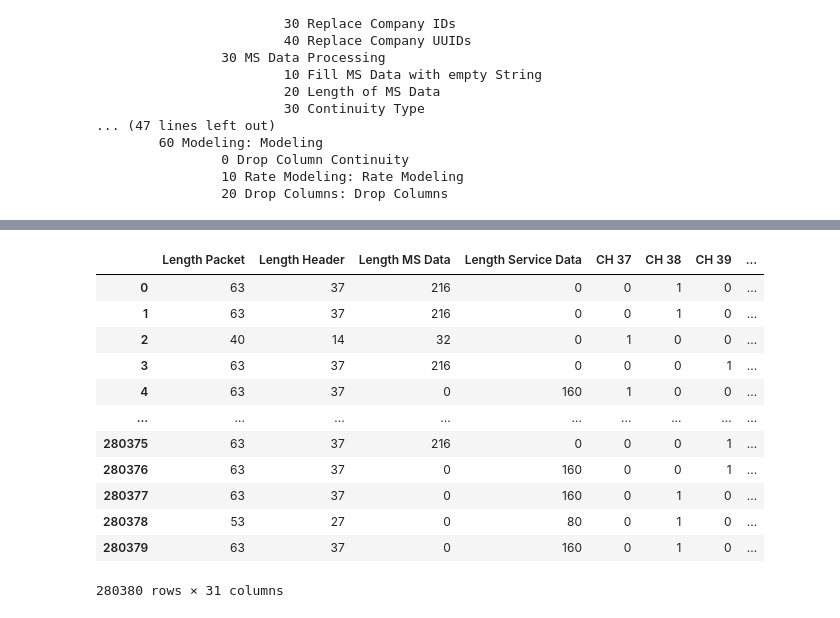
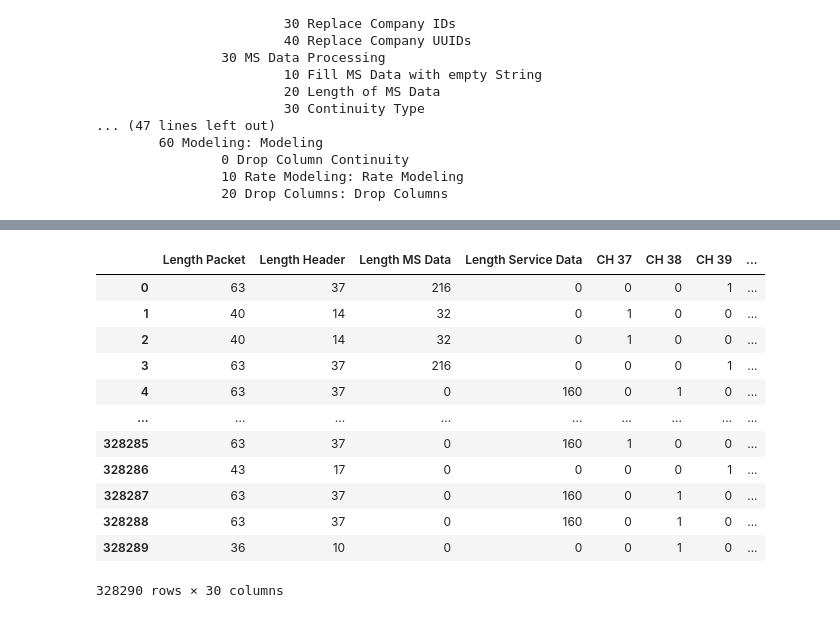
Before and after one commit to keyyke/master_thesis, a Jupyter notebook: markov_model/modeling_with_synthetic_data_markov.ipynb, the cells around one changed output, grey strips where cells are left out. Drawn from its saved outputs; the diff is of its cells as text; code cells hidden in the pictures.

Commit message:
confirm the difference between the data size

```diff
--- a/markov_model/modeling_with_synthetic_data_markov.ipynb
+++ b/markov_model/modeling_with_synthetic_data_markov.ipynb
@@ -271,27 +288,29 @@ data_with_synthetic_data = pd.concat([data, synthetic_data])
 # %%
 ## balance and shuffle the data set
 
 # balnce
 min_count = data_with_synthetic_data.groupby('Label').size().min()
 data_with_synthetic_data = data_with_synthetic_data.groupby('Label').sample(n = min_count*1, random_state=0).reset_index(drop = True)
 
 # shuffle
 data_with_synthetic_data = data_with_synthetic_data.sample(frac = 1, random_state=0)
 
 data_with_synthetic_data.reset_index(drop = True, inplace = True)
+data_with_synthetic_data.drop(columns=['Unnamed: 0'], inplace=True)
+data_with_synthetic_data
 
-data_with_synthetic_data
+# drop Unnamed:0 from data_with_synthetic_data
 # %% [output]
 |  | Length Packet | Length Header | Length MS Data | Length Service Data | CH 37 | CH 38 | CH 39 | ... |
-| 0 | 63 | 37 | 216 | 0 | 0 | 1 | 0 | ... |
-| 1 | 63 | 37 | 216 | 0 | 0 | 1 | 0 | ... |
+| 0 | 63 | 37 | 216 | 0 | 0 | 0 | 1 | ... |
+| 1 | 40 | 14 | 32 | 0 | 1 | 0 | 0 | ... |
 | 2 | 40 | 14 | 32 | 0 | 1 | 0 | 0 | ... |
 | 3 | 63 | 37 | 216 | 0 | 0 | 0 | 1 | ... |
-| 4 | 63 | 37 | 0 | 160 | 1 | 0 | 0 | ... |
+| 4 | 63 | 37 | 0 | 160 | 0 | 1 | 0 | ... |
 | ... | ... | ... | ... | ... | ... | ... | ... | ... |
-| 280375 | 63 | 37 | 216 | 0 | 0 | 0 | 1 | ... |
-| 280376 | 63 | 37 | 0 | 160 | 0 | 0 | 1 | ... |
-| 280377 | 63 | 37 | 0 | 160 | 0 | 1 | 0 | ... |
-| 280378 | 53 | 27 | 0 | 80 | 0 | 1 | 0 | ... |
-| 280379 | 63 | 37 | 0 | 160 | 0 | 1 | 0 | ... |
+| 328285 | 63 | 37 | 0 | 160 | 1 | 0 | 0 | ... |
+| 328286 | 43 | 17 | 0 | 0 | 0 | 0 | 1 | ... |
+| 328287 | 63 | 37 | 0 | 160 | 0 | 1 | 0 | ... |
+| 328288 | 63 | 37 | 0 | 160 | 0 | 1 | 0 | ... |
+| 328289 | 36 | 10 | 0 | 0 | 0 | 1 | 0 | ... |
-280380 rows × 31 columns
+328290 rows × 30 columns
```
Also changed, not shown: parts of 7 cells of this notebook, 1 other file.
